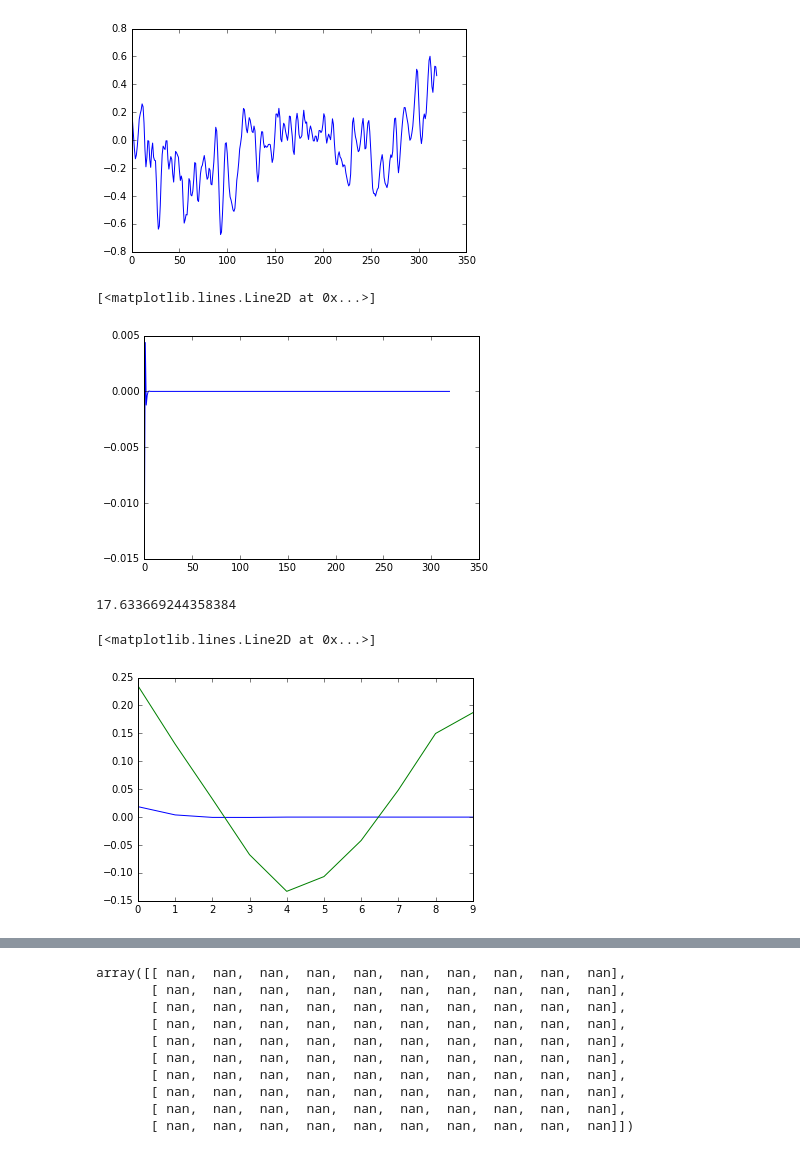
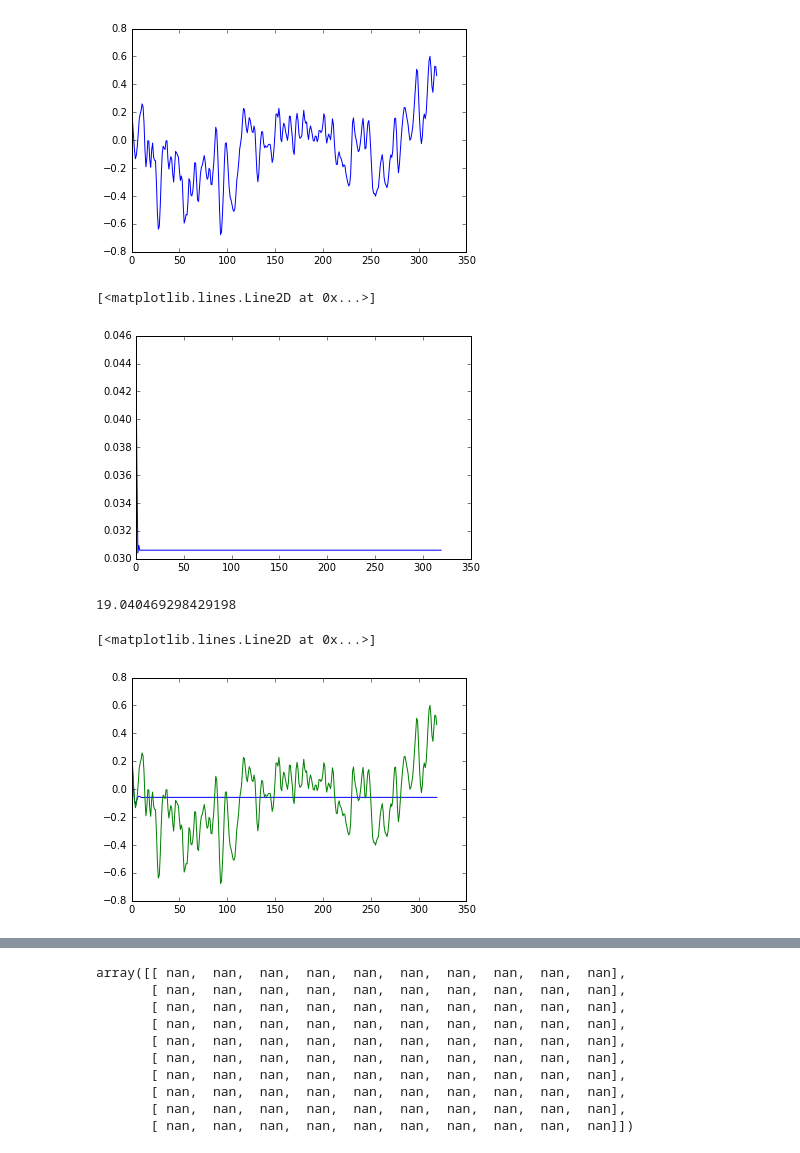
Before and after one commit to TheAcheriit/IAR-CWRNN, a Jupyter notebook: src/RNNTestNumpy.ipynb, the cells around one changed output, grey strips where cells are left out. Cells and saved outputs as stored; diff of their text form; code cells hidden in the pictures.

```diff
--- a/src/RNNTestNumpy.ipynb
+++ b/src/RNNTestNumpy.ipynb
@@ -35,27 +35,29 @@ plot(data[4][:,0])
 # %%
 class RNNNumpy:
 
-    def __init__(self, word_dim, hidden_dim=10, bptt_truncate=100):
+    def __init__(self, out_dim, hidden_dim=10, bptt_truncate=10):
         # Assign instance variables
-        self.word_dim = word_dim
+        self.out_dim = out_dim
         self.hidden_dim = hidden_dim
         self.bptt_truncate = bptt_truncate
         # Randomly initialize the network parameters
-        self.V = np.random.normal(0, 0.1, (word_dim, hidden_dim))
+        self.V = np.random.normal(0, 0.1, (out_dim, hidden_dim))
         self.W = np.random.normal(0, 0.1, (hidden_dim, hidden_dim))
+        self.bW = np.random.normal(0, 0.1, (hidden_dim))
+        self.bV = np.random.normal(0, 0.1, (out_dim))
 # %%
 def forward_propagation(self, size, initialState):
     # The total number of time steps
     T = size
     # During forward propagation we save all hidden states in s because need them later.
     s = np.zeros((T , self.hidden_dim))
-    s[-1] = np.ones( self.hidden_dim)*initialState
+    #s[-1] = np.ones( self.hidden_dim)*initialState
     # The outputs at each time step. Again, we save them for later.
-    o = np.zeros((T, self.word_dim))
+    o = np.zeros((T, self.out_dim))
     # For each time step...
     for t in np.arange(T):
-        s[t] = np.tanh(self.W.dot(s[t-1]))
-        o[t] = self.V.dot(s[t])
+        s[t] = np.tanh(self.W.dot(s[t-1]) + self.bW)
+        o[t] = self.V.dot(s[t]) +self.bV
     return [o, s]
 
 RNNNumpy.forward_propagation = forward_propagation
@@ -69,12 +71,12 @@ RNNNumpy.predict = predict
 # %%
 model = RNNNumpy(1, hidden_dim=10)
 X_train = data[4][:,0]
-#X_train = np.ones(320)*0.75
+#X_train = np.ones(320)*-0.75
 o = model.predict(X_train)
 plot(o)
 # %% [output]
 [<matplotlib.lines.Line2D at 0x...>]
-[figure, old version]
+[figure, new version]
 # %%
 def calculate_loss(self, x):
     o, s = self.forward_propagation(len(x), x[1])
@@ -85,7 +87,7 @@ RNNNumpy.calculate_loss=calculate_loss
 loss = model.calculate_loss( X_train)
 loss
 # %% [output]
-17.633669244358384
+19.040469298429198
 # %%
 def bptt(self, y):
     T = len(y)
@@ -170,11 +197,11 @@ losses = train_with_sgd(model, X_train, nepoch=1000, learning_rate=0.01)
 # %%
 
 o = model.predict(X_train)
-plot(o[:10])
-plot(X_train[:10])
+plot(o)
+plot(X_train)
 # %% [output]
 [<matplotlib.lines.Line2D at 0x...>]
-[figure, old version]
+[figure, new version]
 # %%
 plot(losses)
 # %% [output]
```
Also changed, not shown: parts of 5 cells of this notebook, 1 other file.
